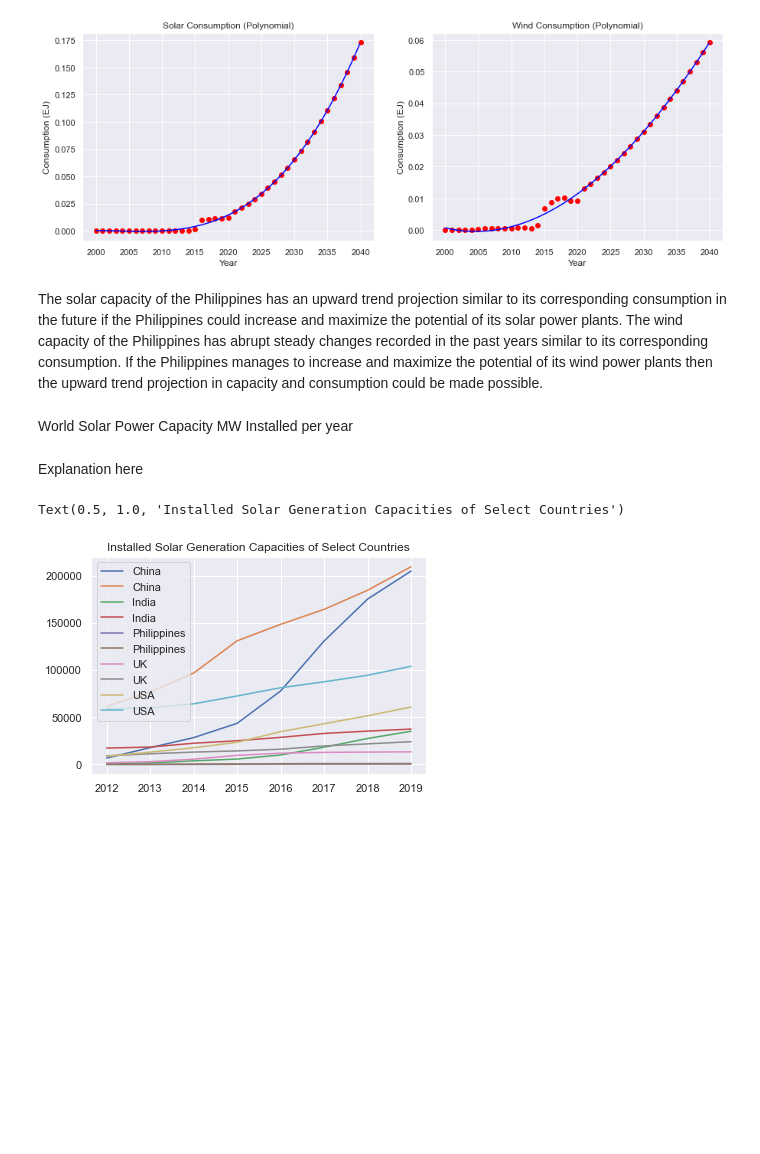
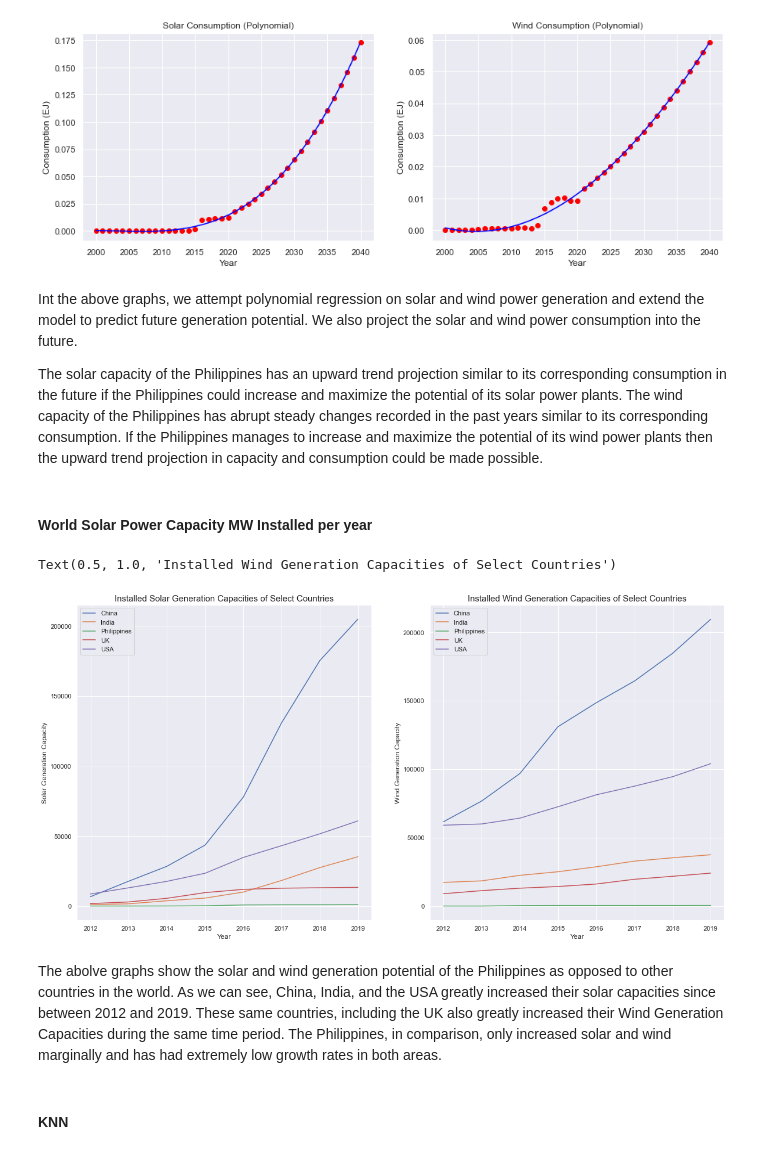
Before and after one commit to RaynorChavez/Solar-Wind-Energy-Analysis-Philippines, a Jupyter notebook: [Final] Philippines Solar and Wind Power Analysis.ipynb, the cells around one changed output. Cells and saved outputs as stored; diff of their text form; code cells hidden in the pictures; blank space fills up the shorter version.

```diff
--- a/[Final] Philippines Solar and Wind Power Analysis.ipynb
+++ b/[Final] Philippines Solar and Wind Power Analysis.ipynb
@@ -394,25 +394,40 @@ See the caveats in the documentation: https://pandas.pydata.org/pandas-docs/stab
 [figure]
 [figure]
 # %% [markdown]
+Int the above graphs, we attempt polynomial regression on solar and wind power generation and extend the model to predict future generation potential. We also project the solar and wind power consumption into the future.
+
 The solar capacity of the Philippines has an upward trend projection similar to its corresponding consumption in the future if the Philippines could increase and maximize the potential of its solar power plants. The wind capacity of the Philippines has abrupt steady changes recorded in the past years similar to its corresponding consumption. If the Philippines manages to increase and maximize the potential of its wind power plants then the upward trend projection in capacity and consumption could be made possible.
 # %% [markdown]
-World Solar Power Capacity MW Installed per year
+#### World Solar Power Capacity MW Installed per year
-# %% [markdown]
-Explanation here
 # %%
 years = ["2012","2013","2014","2015","2016","2017","2018","2019"]
 years_num = [2012,2013,2014,2015,2016,2017,2018,2019]
 
+fig, (ax1,ax2) = plt.subplots(1,2, figsize=(20,10))
+
 Installed[years] = Installed[years].apply(pd.to_numeric, errors='coerce')
 for index,row in Installed.iterrows():
-    if row["Country"] in ["Philippines", "China", "USA", "UK", "India"]:
-        plt.plot(years, list(row[years]), label = row["Country"])
+    if row["Country"] in ["Philippines", "China", "USA", "UK", "India"] and row["Technology"] == "Solar":
+        ax1.plot(years, list(row[years]), label = row["Country"])
+    elif row["Country"] in ["Philippines", "China", "USA", "UK", "India"] and row["Technology"] == "Wind":
+        ax2.plot(years, list(row[years]), label = row["Country"])
 
-plt.legend(loc='best')
-plt.title("Installed Solar Generation Capacities of Select Countries")
+ax1.legend(loc='best')
+ax1.set_xlabel("Year")
+ax1.set_ylabel("Solar Generation Capacity")
+ax2.legend(loc='best')
+ax2.set_xlabel("Year")
+ax2.set_ylabel("Wind Generation Capacity")
+
+ax1.set_title("Installed Solar Generation Capacities of Select Countries", fontsize=15)
+ax2.set_title("Installed Wind Generation Capacities of Select Countries", fontsize=15)
 # %% [output]
-Text(0.5, 1.0, 'Installed Solar Generation Capacities of Select Countries')
+Text(0.5, 1.0, 'Installed Wind Generation Capacities of Select Countries')
-[figure, old version]
+[figure, new version]
+# %% [markdown]
+The abolve graphs show the solar and wind generation potential of the Philippines as opposed to other countries in the world. As we can see, China, India, and the USA greatly increased their solar capacities since between 2012 and 2019. These same countries, including the UK also greatly increased their Wind Generation Capacities during the same time period. The Philippines, in comparison, only increased solar and wind marginally and has had extremely low growth rates in both areas.
+# %% [markdown]
+#### KNN
 # %%
 # 2D Plots with KNN
 sns.set(style = "darkgrid")
```
Also changed, not shown: parts of 12 cells of this notebook.
